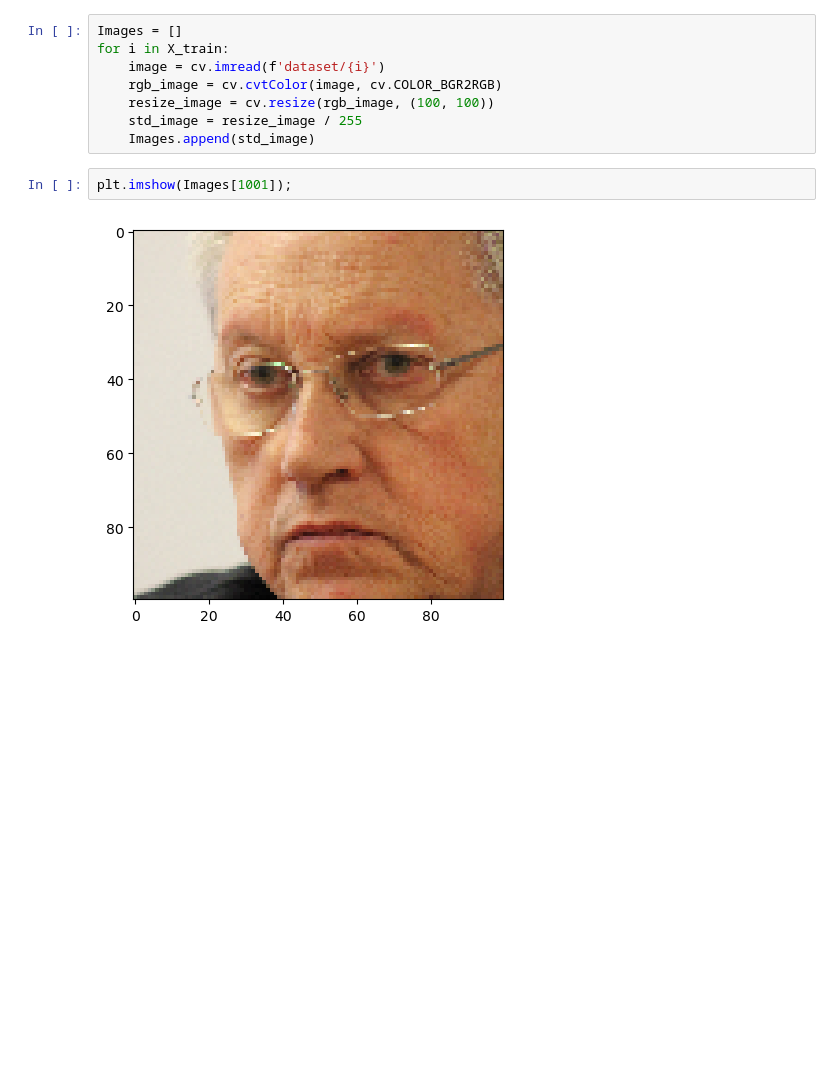
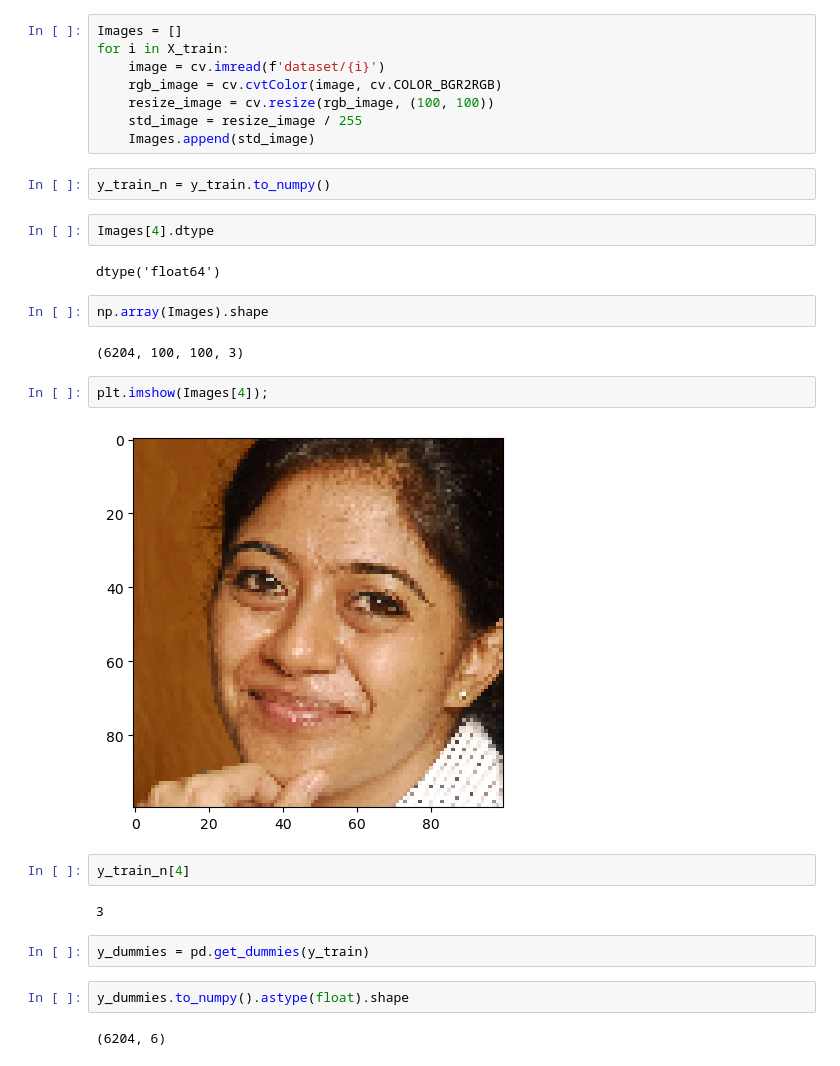
Before and after one commit to JazzV2/Bachelor, a Jupyter notebook: Model.ipynb, the cells around one changed output. Drawn from its saved outputs; the diff is of its cells as text; blank space fills up the shorter version.

```diff
--- a/Model.ipynb
+++ b/Model.ipynb
@@ -97,8 +98,28 @@ for i in X_train:
     resize_image = cv.resize(rgb_image, (100, 100))
     std_image = resize_image / 255
     Images.append(std_image)
-# %%
-plt.imshow(Images[1001]);
-# %% [output]
-[figure, removed]
+# %%
+y_train_n = y_train.to_numpy()
+# %%
+Images[4].dtype
+# %% [output]
+dtype('float64')
+# %%
+np.array(Images).shape
+# %% [output]
+(6204, 100, 100, 3)
+# %%
+plt.imshow(Images[4]);
+# %% [output]
+[figure, added]
+# %%
+y_train_n[4]
+# %% [output]
+3
+# %%
+y_dummies = pd.get_dummies(y_train)
+# %%
+y_dummies.to_numpy().astype(float).shape
+# %% [output]
+(6204, 6)
 # %%
```
Also changed, not shown: parts of 6 cells of this notebook.
